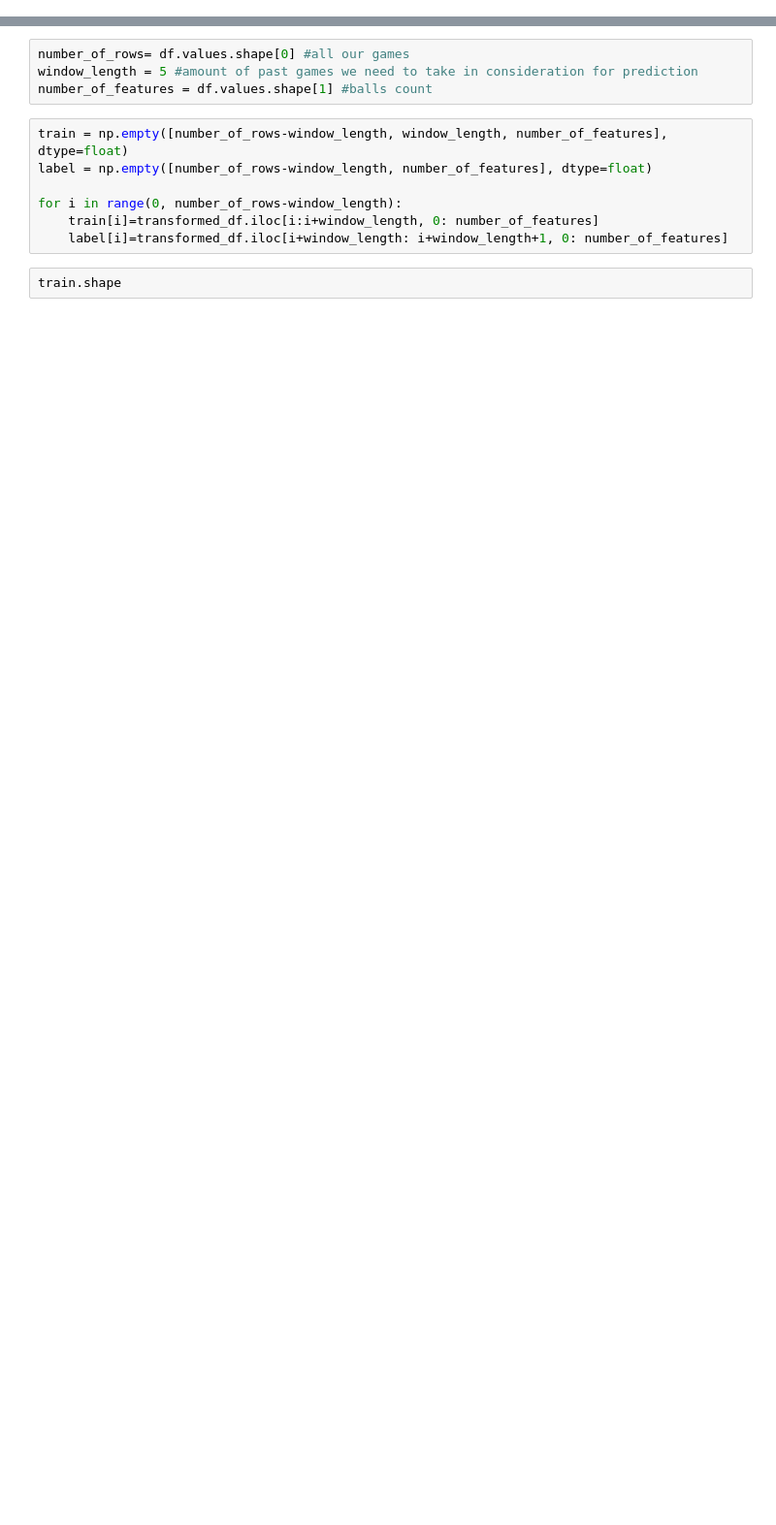
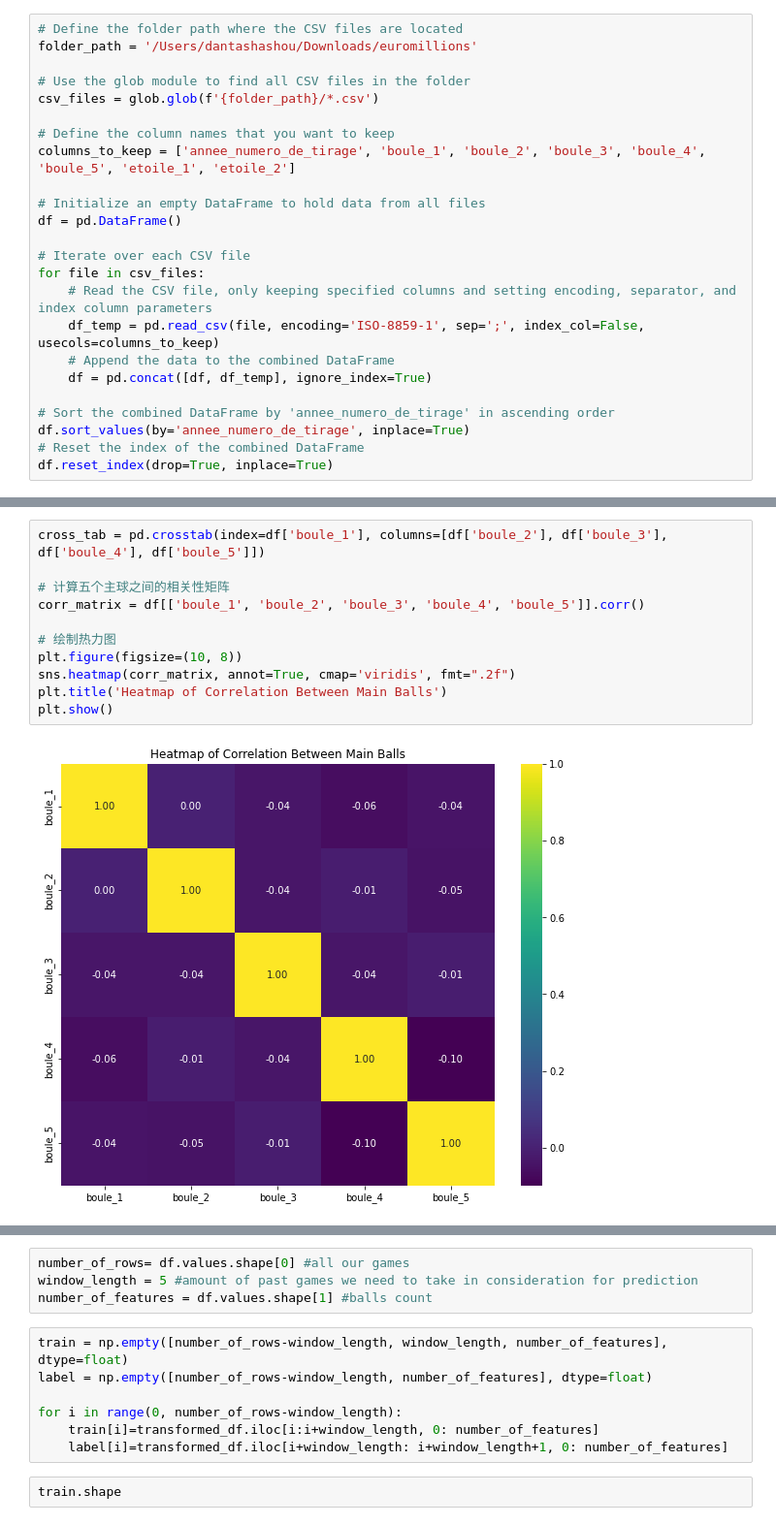
Before and after one commit to Chenyang31576/MLOps-project, a Jupyter notebook: euromillions.ipynb, the cells around one changed output, grey strips where cells are left out. Shown at 97% size. Drawn from its saved outputs; the diff is of its cells as text; blank space fills up the shorter version.

```diff
--- a/euromillions.ipynb
+++ b/euromillions.ipynb
@@ -76,0 +15,24 @@ df.head()
+# %%
+# Define the folder path where the CSV files are located
+folder_path = '/Users/dantashashou/Downloads/euromillions'
+
+# Use the glob module to find all CSV files in the folder
+csv_files = glob.glob(f'{folder_path}/*.csv')
+
+# Define the column names that you want to keep
+columns_to_keep = ['annee_numero_de_tirage', 'boule_1', 'boule_2', 'boule_3', 'boule_4', 'boule_5', 'etoile_1', 'etoile_2']
+
+# Initialize an empty DataFrame to hold data from all files
+df = pd.DataFrame()
+
+# Iterate over each CSV file
+for file in csv_files:
+    # Read the CSV file, only keeping specified columns and setting encoding, separator, and index column parameters
+    df_temp = pd.read_csv(file, encoding='ISO-8859-1', sep=';', index_col=False, usecols=columns_to_keep)
+    # Append the data to the combined DataFrame
+    df = pd.concat([df, df_temp], ignore_index=True)
+
+# Sort the combined DataFrame by 'annee_numero_de_tirage' in ascending order
+df.sort_values(by='annee_numero_de_tirage', inplace=True)
+# Reset the index of the combined DataFrame
+df.reset_index(drop=True, inplace=True)
@@ -76,0 +120,13 @@ df.head()
+# %%
+cross_tab = pd.crosstab(index=df['boule_1'], columns=[df['boule_2'], df['boule_3'], df['boule_4'], df['boule_5']])
+
+# 计算五个主球之间的相关性矩阵
+corr_matrix = df[['boule_1', 'boule_2', 'boule_3', 'boule_4', 'boule_5']].corr()
+
+# 绘制热力图
+plt.figure(figsize=(10, 8))
+sns.heatmap(corr_matrix, annot=True, cmap='viridis', fmt=".2f")
+plt.title('Heatmap of Correlation Between Main Balls')
+plt.show()
+# %% [output]
+[figure, added]
```
Also changed, not shown: parts of 30 cells of this notebook.
